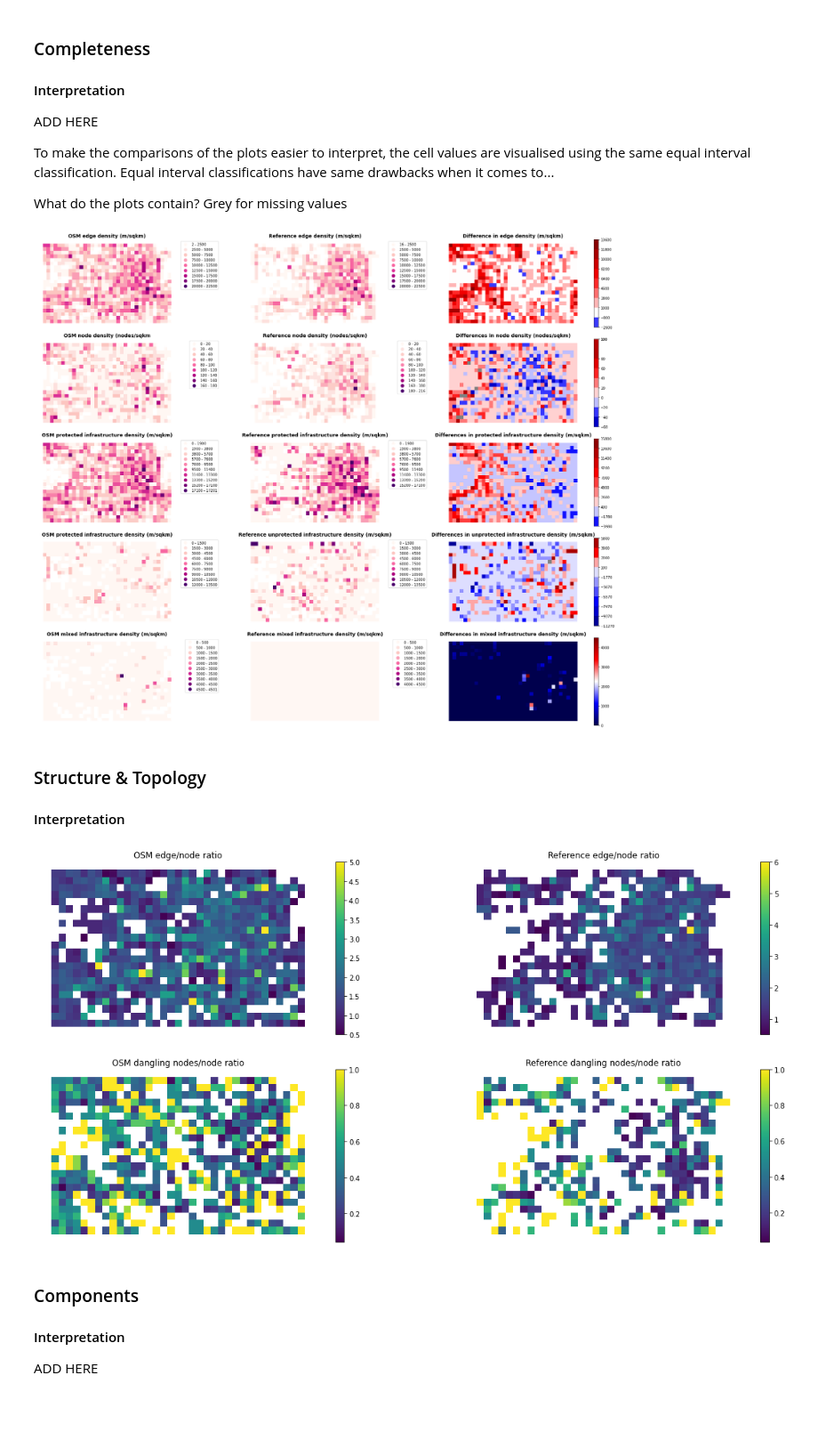
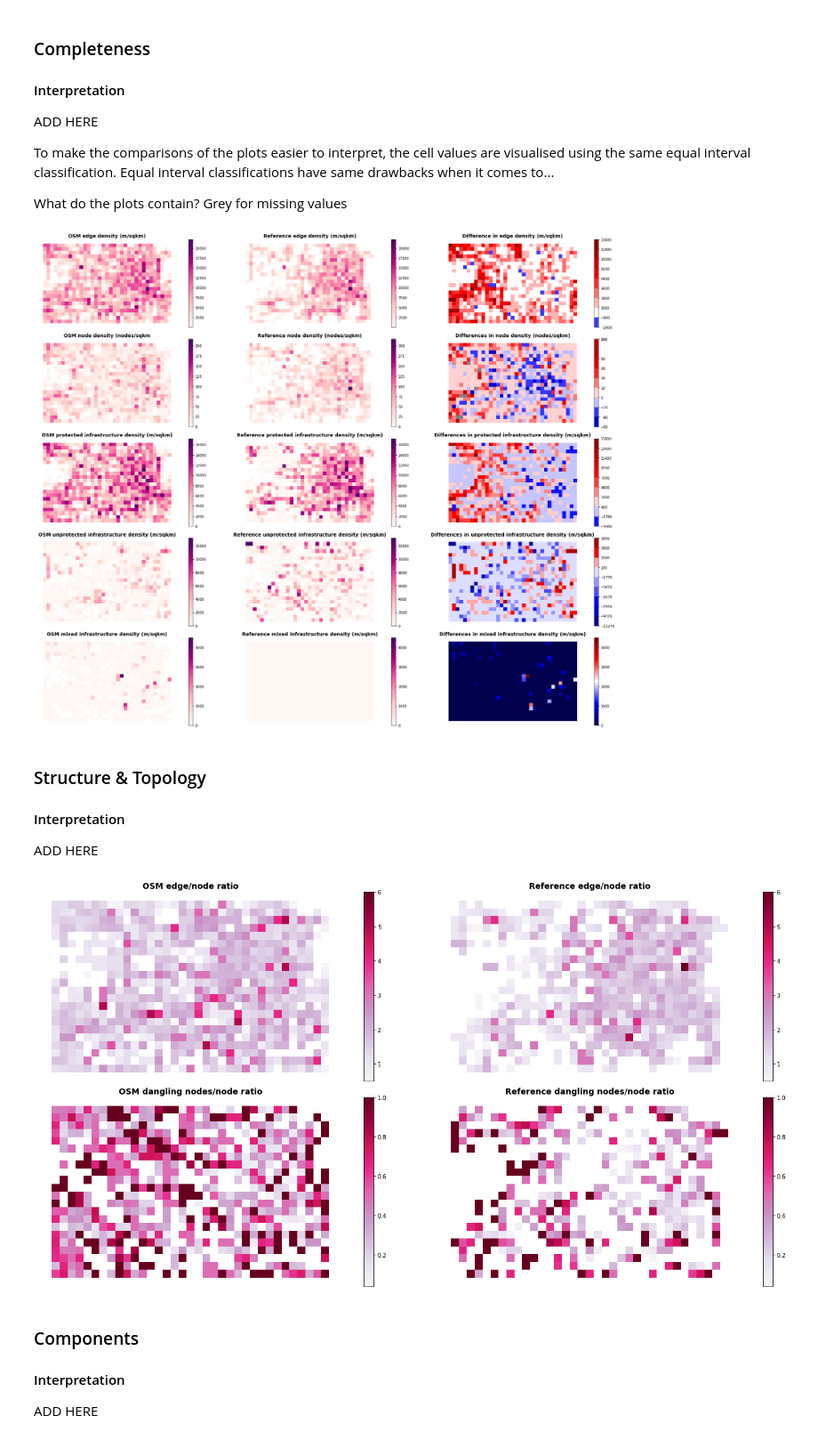
Before and after one commit to anerv/cycling_data_quality, a Jupyter notebook: scripts/03c_extrinsic_analysis_summary.ipynb, the cells around one changed output. Shown at 89% size. Drawn from its saved outputs; the diff is of its cells as text; code cells hidden in the pictures; blank space fills up the shorter version.

```diff
--- a/scripts/03c_extrinsic_analysis_summary.ipynb
+++ b/scripts/03c_extrinsic_analysis_summary.ipynb
@@ -261,14 +268,22 @@ What do the plots contain?
 Grey for missing values
 # %%
 def get_equal_interval_bins(min_value, max_value, num_levels):
+
+    # Assumes steps to be at least 1 or bigger
 
     step_size = (abs(min_value) + max_value ) / num_levels
 
     if step_size > 100:
         step_size = round(step_size,-2)
 
-    elif step_size < 100:
+    elif step_size < 100 and step_size >= 10:
         step_size = round(step_size,-1)
+
+    elif step_size < 10 and step_size >= 1:
+        step_size = round(step_size,0)
+
+    elif step_size < 1:
+        step_size = round(step_size,1)
 
     step_size = round(step_size,)
 
@@ -305,7 +320,6 @@ def get_equal_interval_bins(min_value, max_value, num_levels):
 
         return bins
 
-
 def create_color_scale_around_midpoint(num_levels, vmin, vmax, colorscale='seismic', midpoint=0):
 
     #levels = np.linspace(vmin, vmax, num_levels)
@@ -330,7 +344,7 @@ plot_cols = [
     'osm_mixed_density','ref_mixed_density','mixed_density_diff'
     ]
 
-titles = [
+plot_titles = [
     'OSM edge density (m/sqkm)', 'Reference edge density (m/sqkm)', 'Difference in edge density (m/sqkm)',
     'OSM node density (nodes/sqkm', 'Reference node density (nodes/sqkm)', 'Differences in node density (nodes/sqkm)',
     'OSM protected infrastructure density (m/sqkm)', 'Reference protected infrastructure density (m/sqkm)', 'Differences in protected infrastructure density (m/sqkm)',
@@ -373,60 +387,67 @@ for i, c in enumerate(plot_cols):
 
         bins = get_equal_interval_bins(min_value, max_value, num_levels-1)
 
+        #grid.plot(column=c, ax=ax, legend=True, scheme='user_defined', classification_kwds={'bins':bins}, cmap=cmap_abs)
+        grid.plot(column=c, ax=ax, legend=True, cmap=cmap_abs, vmin=min_value, vmax=max_value)
 
-        grid.plot(column=c, ax=ax, legend=True, scheme='user_defined', classification_kwds={'bins':bins}, cmap=cmap_abs)
+        # leg = ax.get_legend()
+        # leg.set_bbox_to_anchor((1.3, 1.))
+        # leg.get_frame().set_facecolor('none')
 
-        leg = ax.get_legend()
-        leg.set_bbox_to_anchor((1.3, 1.))
-        leg.get_frame().set_facecolor('none')
+        # for lbl in leg.get_texts():
 
-        for lbl in leg.get_texts():
+        #     label_text = lbl.get_text()
+        #     lower = label_text.split()[0]
+        #     lower = lower[:-1]
+        #     upper = label_text.split()[1]
+        #     new_text = f'{float(lower):.0f} - {float(upper):.0f}'
+        #     lbl.set_text(new_text)
 
-            label_text = lbl.get_text()
-            lower = label_text.split()[0]
-            lower = lower[:-1]
-            upper = label_text.split()[1]
-            new_text = f'{float(lower):.0f} - {float(upper):.0f}'
-            lbl.set_text(new_text)
+    ax.set_title(plot_titles[i],  {'fontsize': 14,'fontweight': 'bold'})
 
-    ax.set_title(titles[i],  {'fontsize': 14,'fontweight': 'bold'})
-
-plt.tight_layout()
+fig_completeness.tight_layout()
 # %% [output]
-[figure, old version]
+[figure, new version]
 # %% [markdown]
 ### Structure & Topology
 
 #### Interpretation
+
+ADD HERE
 # %%
 fig_structure, axes = plt.subplots(nrows=2,ncols=2, figsize=(20,10))
 
 axes = axes.flatten()
 
 plot_cols = [
     'osm_edge_node_ratio', 'ref_edge_node_ratio',
     'osm_dangling_nodes_per_node','ref_dangling_nodes_per_node'
     ]
 
-titles = ['OSM edge/node ratio', 'Reference edge/node ratio',
+plot_titles = ['OSM edge/node ratio', 'Reference edge/node ratio',
     'OSM dangling nodes/node ratio','Reference dangling nodes/node ratio'
     ]
 
 for i, c in enumerate(plot_cols):
+
     ax = axes[i]
     ax.set_axis_off()
-    grid.plot(column=c, ax=ax, legend=True)
-    ax.set_title(titles[i])
+
+    if i in [0,2]:
+        max_value = max(grid[c].max(),grid[plot_cols[i+1]].max())
+        min_value = min(grid[c].min(),grid[plot_cols[i+1]].min())
+
+    else:
+        max_value = max(grid[c].max(),grid[plot_cols[i-1]].max())
+        min_value = min(grid[c].min(),grid[plot_cols[i-1]].min())
+
+    grid.plot(column=c, ax=ax, legend=True, cmap='PuRd', vmin=min_value, vmax=max_value)
+
+    ax.set_title(plot_titles[i],  {'fontsize': 14,'fontweight': 'bold'})
 
 plt.tight_layout()
-
-
-# TODO:
-    # Use uniform bins,
-    # change color scheme
-    # format titles
 # %% [output]
-[figure, old version]
+[figure, new version]
 # %% [markdown]
 ### Components
 
```
Also changed, not shown: parts of 11 cells of this notebook.
